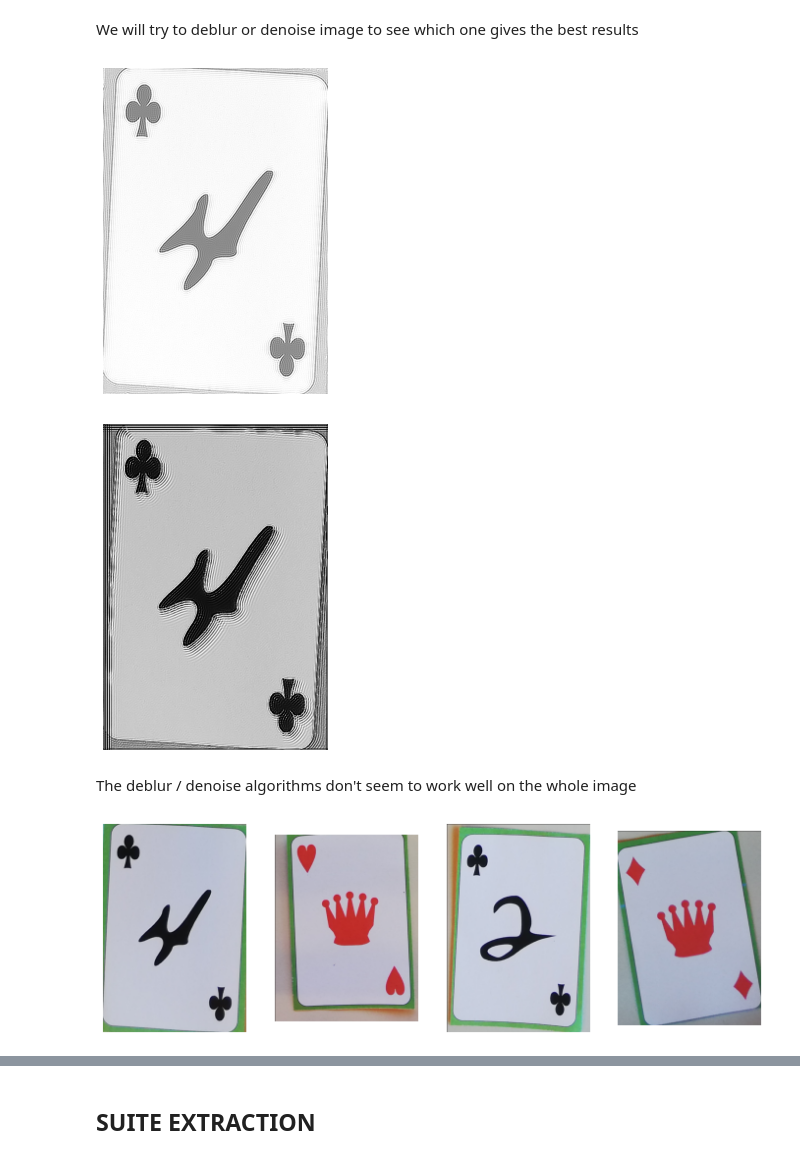
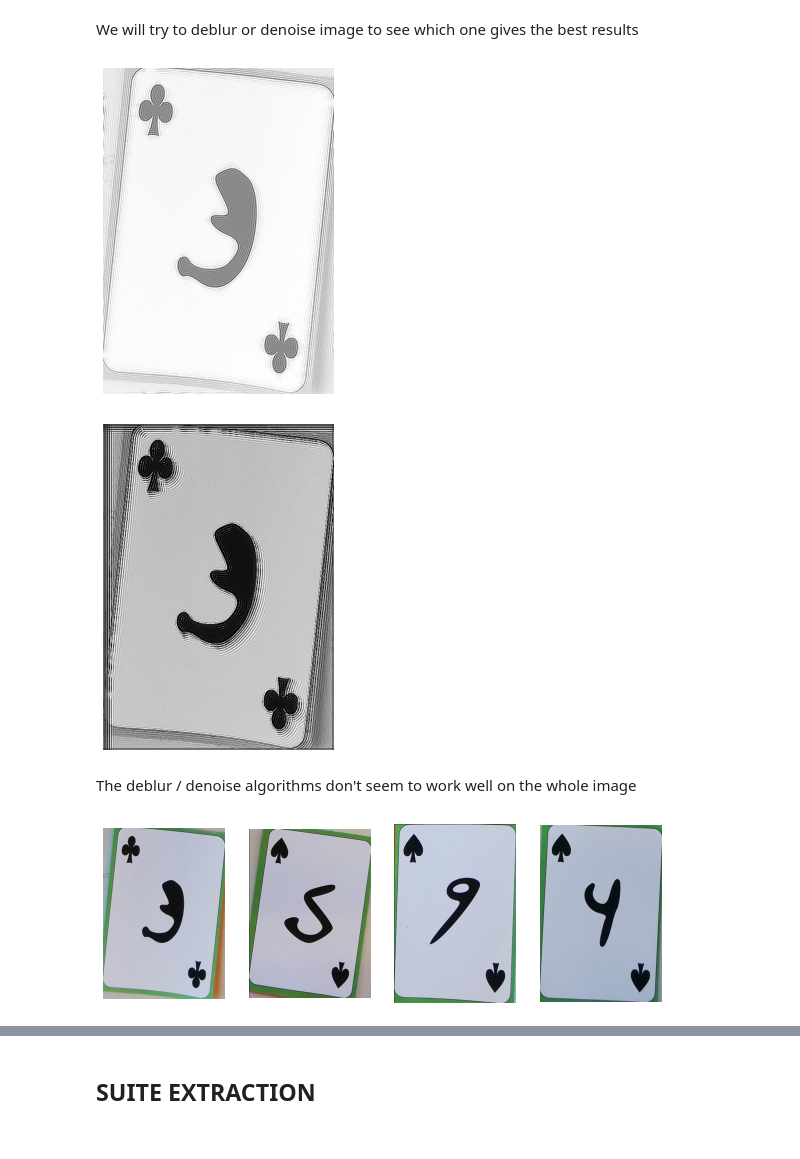
Before and after one commit to ndelamaide/IAPR_course, a Jupyter notebook: project/project2.ipynb, the cells around one changed output, grey strips where cells are left out. Drawn from its saved outputs; the diff is of its cells as text; code cells hidden in the pictures.

```diff
--- a/project/project2.ipynb
+++ b/project/project2.ipynb
@@ -530,7 +592,7 @@ from skimage.restoration import unsupervised_wiener, richardson_lucy
 psf = np.ones((4, 4)) / 20
 
 # Denoise
-deconvolved, _ = unsupervised_wiener(skimage.color.rgb2gray(card1), psf)
+deconvolved, _ = unsupervised_wiener(skimage.color.rgb2gray(cards[0]), psf)
 
 fig, ax = plt.subplots(1, 1, figsize=(6, 6))
 
@@ -538,10 +600,10 @@ ax.imshow(deconvolved, cmap='gray')
 ax.axis('off')
 plt.show()
 # %% [output]
-[figure, old version]
+[figure, new version]
 # %%
 # Deblur
-deconvolved_RL = richardson_lucy(skimage.color.rgb2gray(card1), psf, iterations=40)
+deconvolved_RL = richardson_lucy(skimage.color.rgb2gray(cards[0]), psf, iterations=40)
 
 fig, ax = plt.subplots(1, 1, figsize=(6, 6))
 
@@ -549,7 +611,7 @@ ax.imshow(deconvolved_RL, cmap='gray')
 ax.axis('off')
 plt.show()
 # %% [output]
-[figure, old version]
+[figure, new version]
 # %% [markdown]
 The deblur / denoise algorithms don't seem to work well on the whole image
 # %%
@@ -572,29 +635,38 @@ def find_dealer(distances):
 # %%
 distances = find_distances(boxes)
 dealer = find_dealer(distances)
-# %%
-import imutils
-
-card_p1 = card1
-card_p2 = imutils.rotate_bound(card2, 90)
-card_p3 = imutils.rotate_bound(card3, 180)
-card_p4 = imutils.rotate_bound(card4, -90)
-
-cards = [card_p1, card_p2, card_p3, card_p4]
+# %%
+import imutils
+
+def rotate_cards(cards):
+
+    # 0: Player1, 1: Player2 etc...
+    # We have to use empty arrays instead of None because images are arrays
+    cards_rotated = {0: np.array([]), 1: np.array([]), 2: np.array([]), 3: np.array([])}
+    rotations = [0, 90, 180, -90]
+
+    for i in range(4):
+        if cards[i].size != 0:
+            cards_rotated[i] = imutils.rotate_bound(cards[i], rotations[i])
+
+    return cards_rotated
+# %%
+cards_rotated = rotate_cards(cards)
 # %%
 def plot_cards(cards, cmap='viridis'):
 
-    fig, ax = plt.subplots(1, 4, figsize=(12, 12))
+    fig, ax = plt.subplots(1, 4, figsize=(10, 5))
 
-    for i in range(len(cards)):
-        ax[i].imshow(cards[i], cmap=cmap)
+    for i in range(4):
+        if cards[i].size!=0:
+            ax[i].imshow(cards[i], cmap=cmap)
         ax[i].axis('off')
 
     plt.show()
 # %%
-plot_cards(cards)
+plot_cards(cards_rotated)
 # %% [output]
-[figure, old version]
+[figure, new version]
 # %%
 def binarize_cards(cards, channel=1):
 
```
Also changed, not shown: parts of 31 cells of this notebook.
